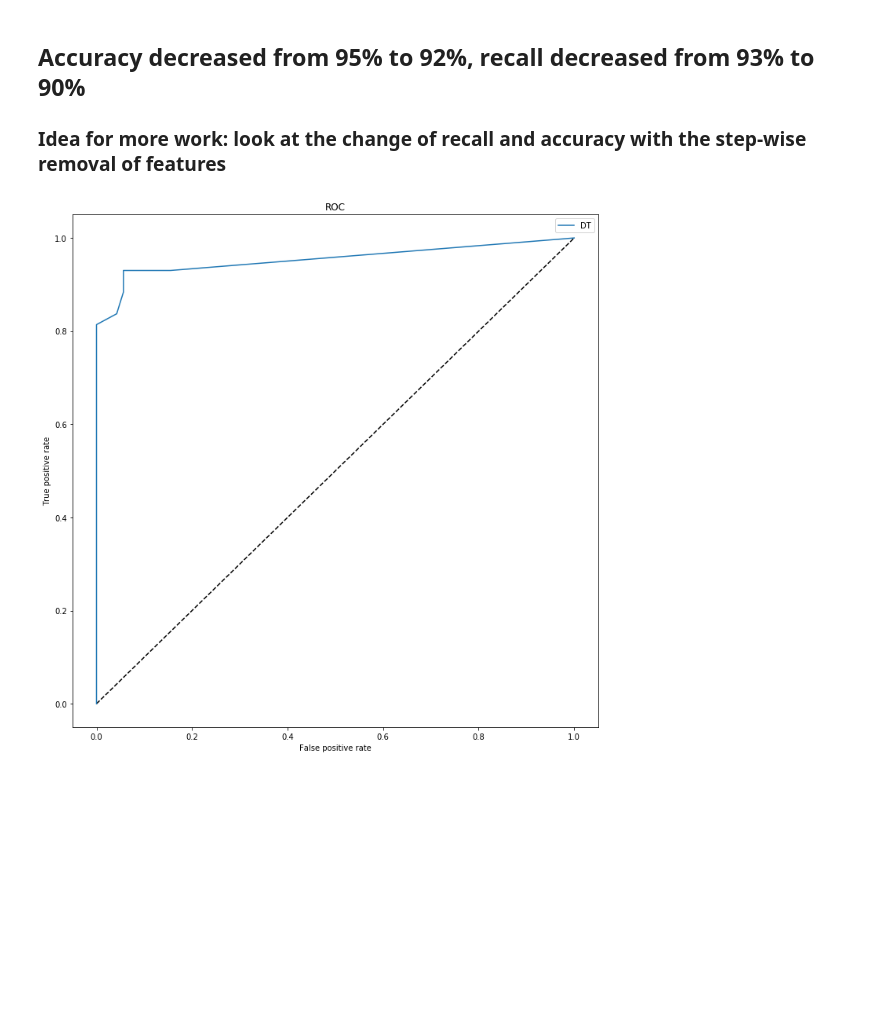
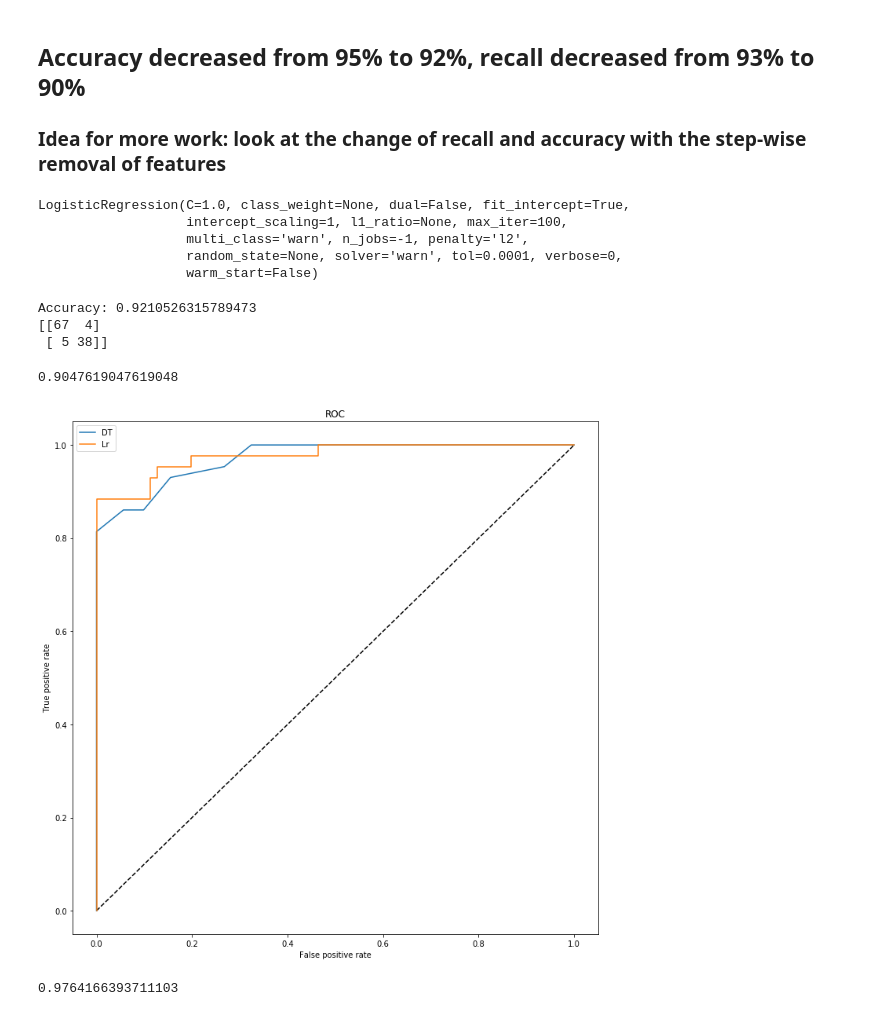
Before and after one commit to zuzanakovacsova/QB_DS_FinalProject, a Jupyter notebook: notebooks/Data analysis 2.ipynb, the cells around one changed output. Saved outputs shown, nothing was run; the diff lists cells and outputs as text; code cells hidden in the pictures; blank space fills up the shorter version.

```diff
--- a/notebooks/Data analysis 2.ipynb
+++ b/notebooks/Data analysis 2.ipynb
@@ -166,19 +104,11 @@ df_removing_features.to_csv("/Suzi fun files/QB course/QB_DS_FinalProject/data/p
 X_test_df= pd.read_csv("/Suzi fun files/QB course/QB_DS_FinalProject/data/interim/X_test.csv", index_col=[0])
 X_test_df.columns=df_processed.columns[:-1]
 X_test_df.head()
-X_test = X_test_df.drop(['radius_mean','area_mean','perimeter_worst','area_worst',
-                                          'perimeter_se','concavity_mean','compactness_mean','perimeter_mean',
-                                          'area_se','texture_mean','concave points_mean','concavity_worst','compactness_worst',
-                                         'concave points_worst','fractal_dimension_mean',
-                                          'smoothness_worst','fractal_dimension_worst','radius_se','compactness_se','concave points_se'],axis = 1).values
+X_test = X_test_df[df_removing_features.columns[:-1]].values
 # %%
 X_train_df= pd.read_csv("/Suzi fun files/QB course/QB_DS_FinalProject/data/interim/X_train.csv", index_col=[0])
 X_train_df.columns=df_processed.columns[:-1]
-X_train = X_train_df.drop(['radius_mean','area_mean','perimeter_worst','area_worst',
-                                          'perimeter_se','concavity_mean','compactness_mean','perimeter_mean',
-                                          'area_se','texture_mean','concave points_mean','concavity_worst','compactness_worst',
-                                         'concave points_worst','fractal_dimension_mean',
-                                          'smoothness_worst','fractal_dimension_worst','radius_se','compactness_se','concave points_se'],axis = 1).values
+X_train = X_train_df[df_removing_features.columns[:-1]].values
 # %%
 y_train_df = pd.read_csv('/Suzi fun files/QB course/QB_DS_FinalProject/data/interim/y_train.csv', header=None, index_col=[0]);
 y_train = y_train_df.iloc[:,0]
@@ -240,17 +168,48 @@ print(recall_DT)
 # %% [markdown]
 ## Accuracy decreased from 95% to 92%, recall decreased from 93% to 90%
 ### Idea for more work: look at the change of recall and accuracy with the step-wise removal of features
+# %%
+classifier_LR = LogisticRegression(n_jobs = -1)
+classifier_LR.fit(X_train,y_train)
+# %% [output]
+LogisticRegression(C=1.0, class_weight=None, dual=False, fit_intercept=True,
+                   intercept_scaling=1, l1_ratio=None, max_iter=100,
+                   multi_class='warn', n_jobs=-1, penalty='l2',
+                   random_state=None, solver='warn', tol=0.0001, verbose=0,
+                   warm_start=False)
+# %%
+prediction_LR = classifier_LR.predict(X_test)
+probability_LR = classifier_LR.predict_proba(X_test)
+print("Accuracy:",metrics.accuracy_score(y_test, prediction_LR))
+print(metrics.confusion_matrix(y_test, prediction_LR))
+# %% [output]
+Accuracy: 0.9210526315789473
+[[67  4]
+ [ 5 38]]
+# %%
+lr_tn, lr_fn, lr_fp, lr_tp = metrics.confusion_matrix(y_test, prediction_LR).ravel()
+recall_LR = lr_tp/(lr_tp + lr_fn)
+print(recall_LR)
+# %% [output]
+0.9047619047619048
 # %%
 false_pos_rate_DT,true_pos_rate_DT, thresholds_DT = roc_curve(y_test, probability_DT[:, 1])
+false_pos_rate_LR,true_pos_rate_LR, thresholds_LR = roc_curve(y_test, probability_LR[:, 1])
 
 # Plot the ROC curve
 fig = plt.figure(figsize=(12,12))
 plt.plot([0, 1], [0, 1], 'k--')
 plt.plot(false_pos_rate_DT, true_pos_rate_DT, label='DT')
+plt.plot(false_pos_rate_LR, true_pos_rate_LR, label='Lr')
 plt.xlabel('False positive rate')
 plt.ylabel('True positive rate')
 plt.title('ROC')
 plt.legend(loc='best')
 plt.show()
 # %% [output]
-[figure, old version]
+[figure, new version]
+# %%
+metrics.auc(false_pos_rate_DT, true_pos_rate_DT)
+metrics.auc(false_pos_rate_LR, true_pos_rate_LR)
+# %% [output]
+0.9764166393711103
```
Also changed, not shown: parts of 16 cells of this notebook, 3 other files.
